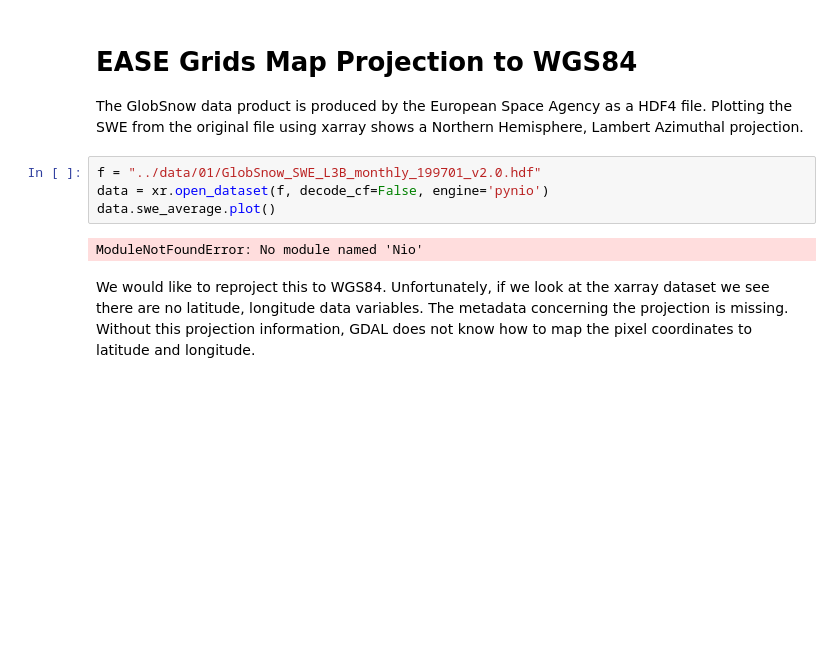
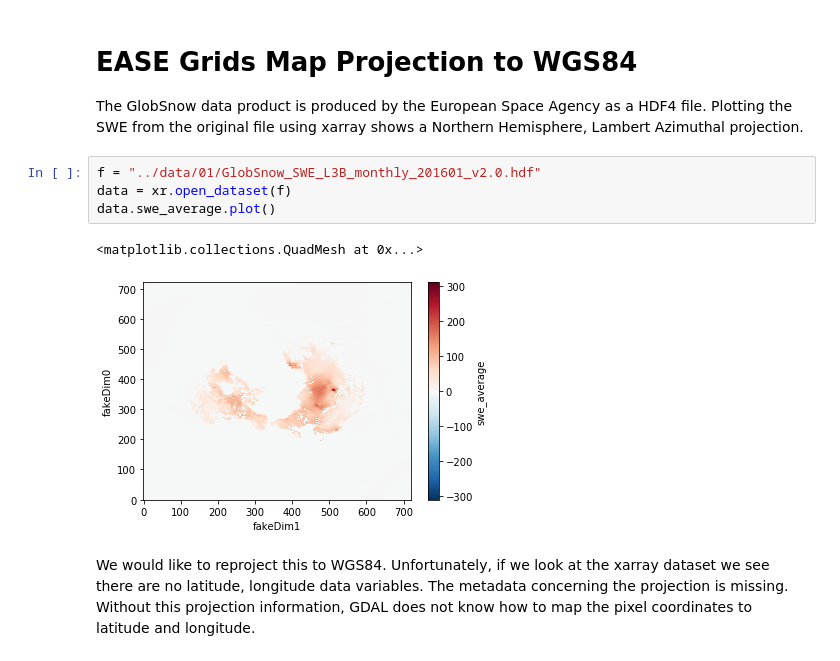
Before and after one commit to geohackweek/ghw2019_SnowAtlas, a Jupyter notebook: notebooks/SnowAtlas.ipynb, the cells around one changed output. Cells and saved outputs as stored; diff of their text form; blank space fills up the shorter version.

Commit message:
updated code and more data

```diff
--- a/notebooks/SnowAtlas.ipynb
+++ b/notebooks/SnowAtlas.ipynb
@@ -25,11 +25,12 @@ warnings.simplefilter(action='ignore', category=FutureWarning)
 
 The GlobSnow data product is produced by the European Space Agency as a HDF4 file. Plotting the SWE from the original file using xarray shows a Northern Hemisphere, Lambert Azimuthal projection.
 # %%
-f = "../data/01/GlobSnow_SWE_L3B_monthly_199701_v2.0.hdf"
-data = xr.open_dataset(f, decode_cf=False, engine='pynio')
+f = "../data/01/GlobSnow_SWE_L3B_monthly_201601_v2.0.hdf"
+data = xr.open_dataset(f)
 data.swe_average.plot()
 # %% [output]
-ModuleNotFoundError: No module named 'Nio'
+<matplotlib.collections.QuadMesh at 0x...>
+[figure, added]
 # %% [markdown]
 We would like to reproject this to WGS84. Unfortunately, if we look at the xarray dataset we see there are no latitude, longitude data variables. The metadata concerning the projection is missing. Without this projection information, GDAL does not know how to map the pixel coordinates to latitude and longitude.
 # %%
```
Also changed, not shown: parts of 1 cell of this notebook, 24 other files.
